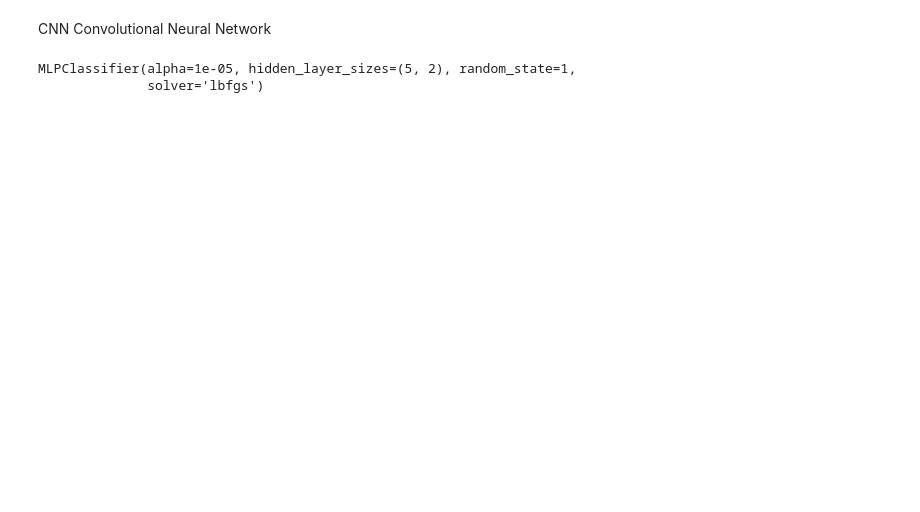
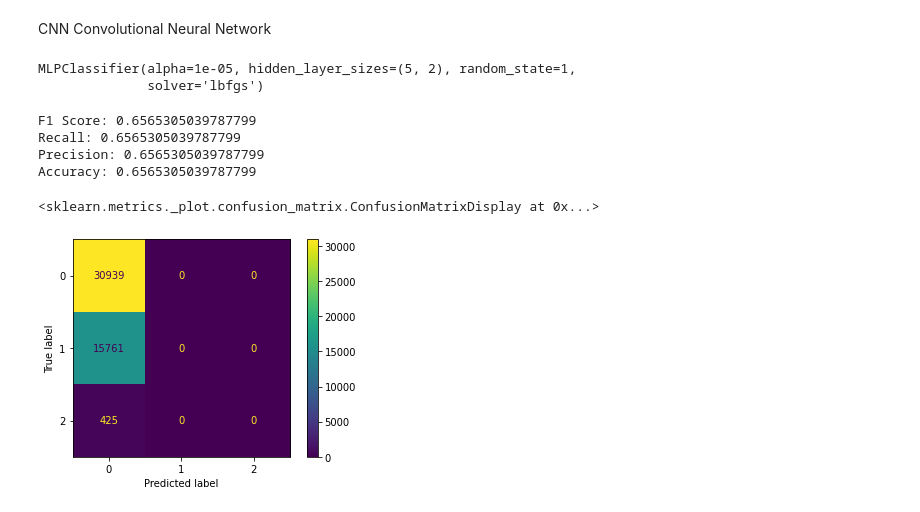
Before and after one commit to tianiachan/IdentifyingAirBnBsinSantaClara, a Jupyter notebook: Data670_Identifying_AirBnBs.ipynb, the cells around one changed output. Cells and saved outputs as stored; diff of their text form; code cells hidden in the pictures; blank space fills up the shorter version.

```diff
--- a/Data670_Identifying_AirBnBs.ipynb
+++ b/Data670_Identifying_AirBnBs.ipynb
@@ -606,10 +672,39 @@ CNN Convolutional Neural Network
 # %%
 from sklearn.neural_network import MLPClassifier
 # %%
-clf = MLPClassifier(solver='lbfgs', alpha=1e-5,hidden_layer_sizes=(5, 2), random_state=1)
-clf.fit(x, y)
+clfCNN = MLPClassifier(solver='lbfgs', alpha=1e-5,hidden_layer_sizes=(5, 2), random_state=1)
+clfCNN.fit(x, y)
 MLPClassifier(alpha=1e-05, hidden_layer_sizes=(5, 2), random_state=1,
               solver='lbfgs')
 # %% [output]
 MLPClassifier(alpha=1e-05, hidden_layer_sizes=(5, 2), random_state=1,
               solver='lbfgs')
+# %%
+#evaluate CNN
+#get predictions from the model
+y_predCNN = clfCNN.predict(x_test)
+# %%
+#accuracy
+accuracyCNN = accuracy_score(y_test,y_predCNN)
+#precision
+precisionCNN = precision_score (y_test, y_predCNN, average = "micro")
+#recall
+recallCNN = recall_score(y_test, y_predCNN, average = "micro")
+#f1 score
+f1CNN = f1_score (y_test,y_predCNN, average = "micro")
+print("F1 Score:", f1CNN)
+print("Recall:", recallCNN)
+print("Precision:",  precisionCNN)
+print("Accuracy:", accuracyCNN)
+# %% [output]
+F1 Score: 0.6565305039787799
+Recall: 0.6565305039787799
+Precision: 0.6565305039787799
+Accuracy: 0.6565305039787799
+# %%
+#confusion matrix
+cmCNN = confusion_matrix(y_test,y_predCNN)
+ConfusionMatrixDisplay(confusion_matrix = cmCNN).plot()
+# %% [output]
+<sklearn.metrics._plot.confusion_matrix.ConfusionMatrixDisplay at 0x...>
+[figure, added]
```
Also changed, not shown: parts of 10 cells of this notebook.
